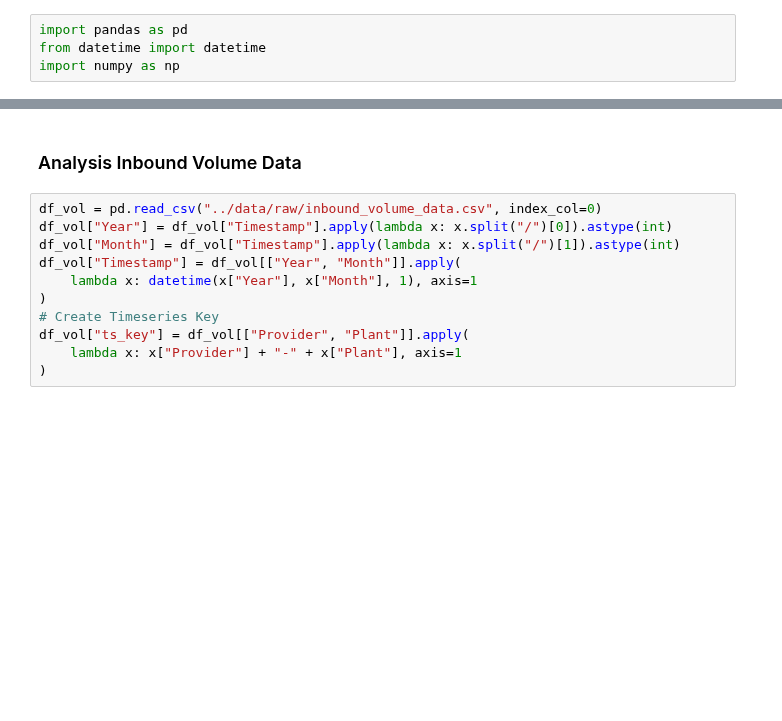
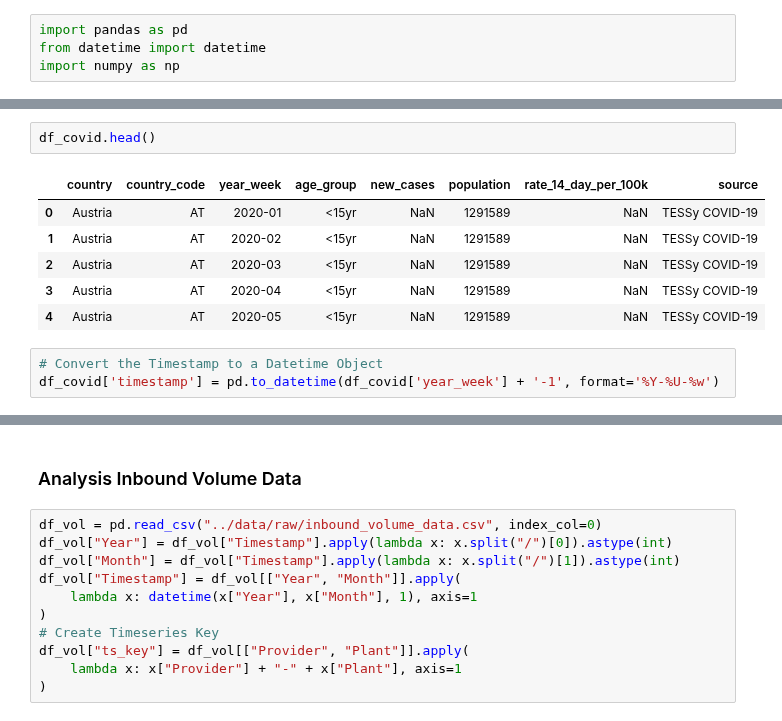
Before and after one commit to john2408/project_data_analytics, a Jupyter notebook: references/topic-ideas.ipynb, the cells around one changed output, grey strips where cells are left out. Drawn from its saved outputs; the diff is of its cells as text; blank space fills up the shorter version.

```diff
--- a/references/topic-ideas.ipynb
+++ b/references/topic-ideas.ipynb
@@ -91,0 +125,12 @@ import numpy as np
+# %%
+df_covid.head()
+# %% [output]
+|  | country | country_code | year_week | age_group | new_cases | population | rate_14_day_per_100k | source |
+| 0 | Austria | AT | 2020-01 | <15yr | NaN | 1291589 | NaN | TESSy COVID-19 |
+| 1 | Austria | AT | 2020-02 | <15yr | NaN | 1291589 | NaN | TESSy COVID-19 |
+| 2 | Austria | AT | 2020-03 | <15yr | NaN | 1291589 | NaN | TESSy COVID-19 |
+| 3 | Austria | AT | 2020-04 | <15yr | NaN | 1291589 | NaN | TESSy COVID-19 |
+| 4 | Austria | AT | 2020-05 | <15yr | NaN | 1291589 | NaN | TESSy COVID-19 |
+# %%
+# Convert the Timestamp to a Datetime Object
+df_covid['timestamp'] = pd.to_datetime(df_covid['year_week'] + '-1', format='%Y-%U-%w')
```
Also changed, not shown: parts of 7 cells of this notebook, 1 other file.
